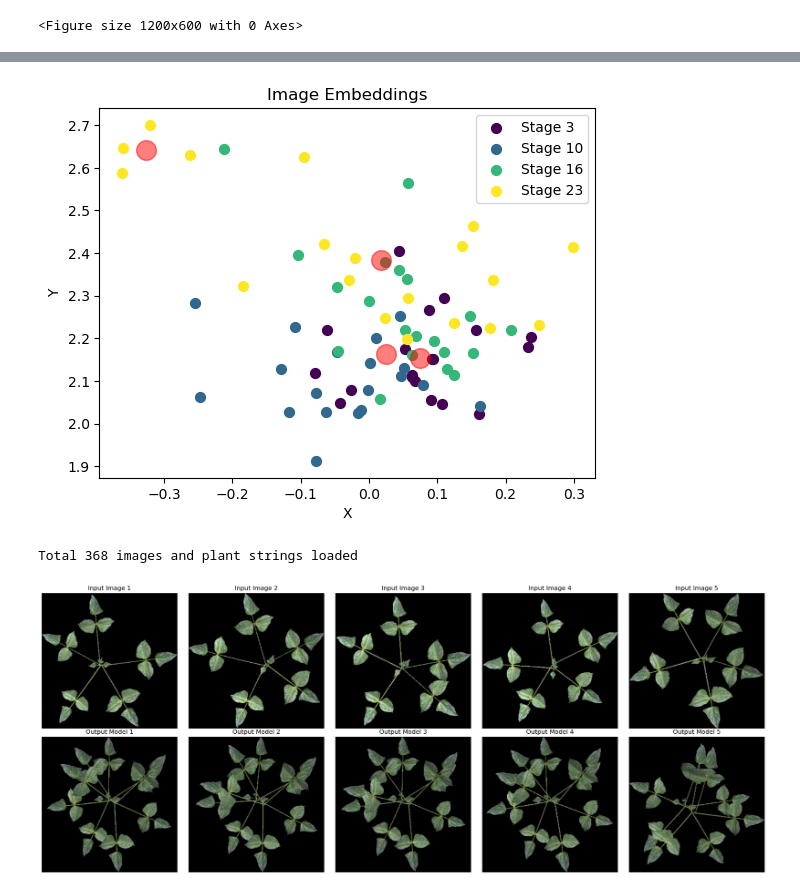
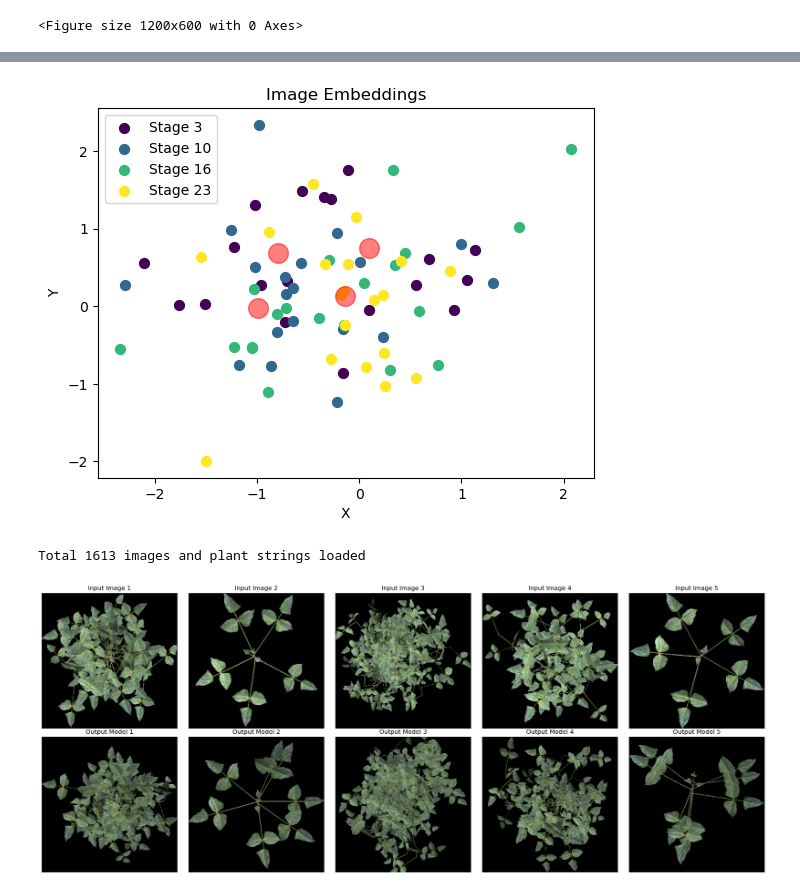
Before and after one commit to GEMINI-Breeding/Image2PlantArchitecture, a Jupyter notebook: src/evaluate.ipynb, the cells around one changed output, grey strips where cells are left out. Drawn from its saved outputs; the diff is of its cells as text; code cells hidden in the pictures.

```diff
--- a/src/evaluate.ipynb
+++ b/src/evaluate.ipynb
@@ -107,7 +107,7 @@ for i in range(n):
 # %%
 from models.plightning import MainModule
 # model = MainModule()
-model = MainModule.load_from_checkpoint("../log/20241027_SeqEmbTest/version_1/checkpoints/best_epoch=198.ckpt")
+model = MainModule.load_from_checkpoint("../log/20241028_VAEEmbeddingLoss/version_1/checkpoints/best_epoch=399.ckpt")
 model = model.to(device)
 model.eval()
 # model.freeze()
@@ -429,7 +429,7 @@ plt.legend()
 # Put legend for growth stages
 plt.show()
 # %% [output]
-[figure, old version]
+[figure, new version]
 # %%
 import os
 import torch
@@ -447,7 +447,7 @@ p2m = plantstring2model(program_path="PlantString2Model/build", program_name="Pl
 
 # Define stages and dataset
 stages = ["003", "010", "016", "023"]
-test_dataset = PlantDataset("../data/generated_dataset_Sep22_black", plot=["004"], stages=stages[0],
+test_dataset = PlantDataset("../data/generated_dataset_Sep22_black", plot=["000"], stages=stages,
                             transform=transform, load_depth=False, preload=False, process_leaf=True, image_size=image_size)
 gen_dataloader = DataLoader(test_dataset, batch_size=1, shuffle=True, collate_fn=collate_fn)
 
@@ -477,35 +477,35 @@ for idx, (image, out, lengths) in enumerate(gen_dataloader):
         result = model.generate(image)
     out = torch.tensor(out).to(device)
     ground_truth = out.squeeze(0).tolist()
 
     plant_vec = token2vec(result)
     plant_string = vec2string([plant_vec])
 
     plant_string_file_name = f"temp/plant_string_{idx}.txt"
     with open(plant_string_file_name, "w") as f:
         f.write(plant_string)
 
     p2m.run(in_plantstring_path=os.path.abspath(plant_string_file_name), output_path=os.path.abspath(f"output_{idx}"))
     generated_image_path = f"output_{idx}/plant_string_{idx}_top.jpeg"
 
     img = cv2.imread(generated_image_path)
     leaf_area, plant_width, plant_height, leaf_img, _ = process_leaf_image(img, sqaure_crop=True, thr=0.2)
     img = cv2.resize(leaf_img, (image_size, image_size))
 
     row, col = divmod(idx, 5)
     axes[row, col].imshow(image_vis[:, :, 0:3])
     axes[row, col].set_title(f"Input Image {idx + 1}")
     axes[row, col].axis('off')
 
     axes[row + 1, col].imshow(cv2.cvtColor(img, cv2.COLOR_BGR2RGB))
     axes[row + 1, col].set_title(f"Output Model {idx + 1}")
     axes[row + 1, col].axis('off')
 
 plt.tight_layout()
 plt.show()
 # %% [output]
-Total 368 images and plant strings loaded
+Total 1613 images and plant strings loaded
-[figure, old version]
+[figure, new version]
 # %%
 # Draw a 14x14 grid on the image_vis[:,:,0:3]
 fig, axes = plt.subplots(1, 2, figsize=(12, 6))
```
Also changed, not shown: parts of 6 cells of this notebook, 3 other files.
